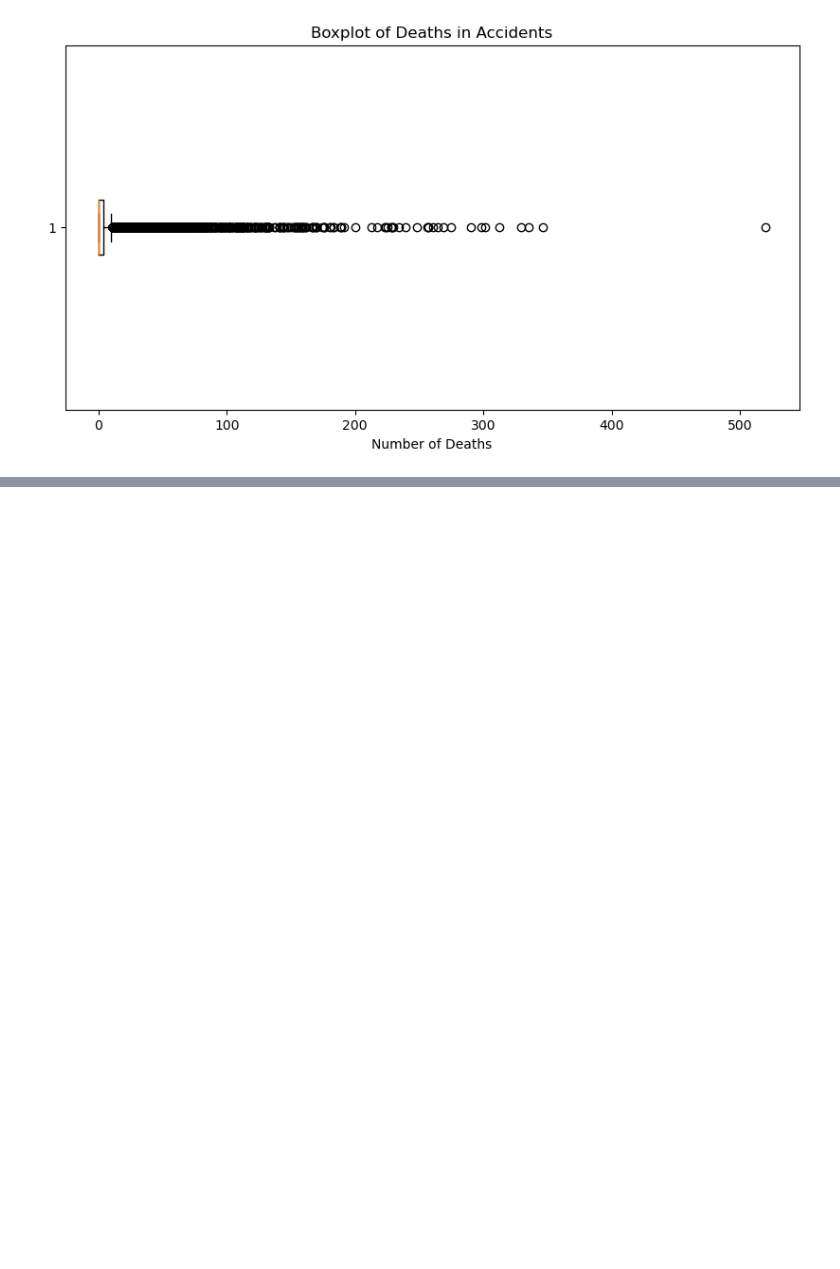
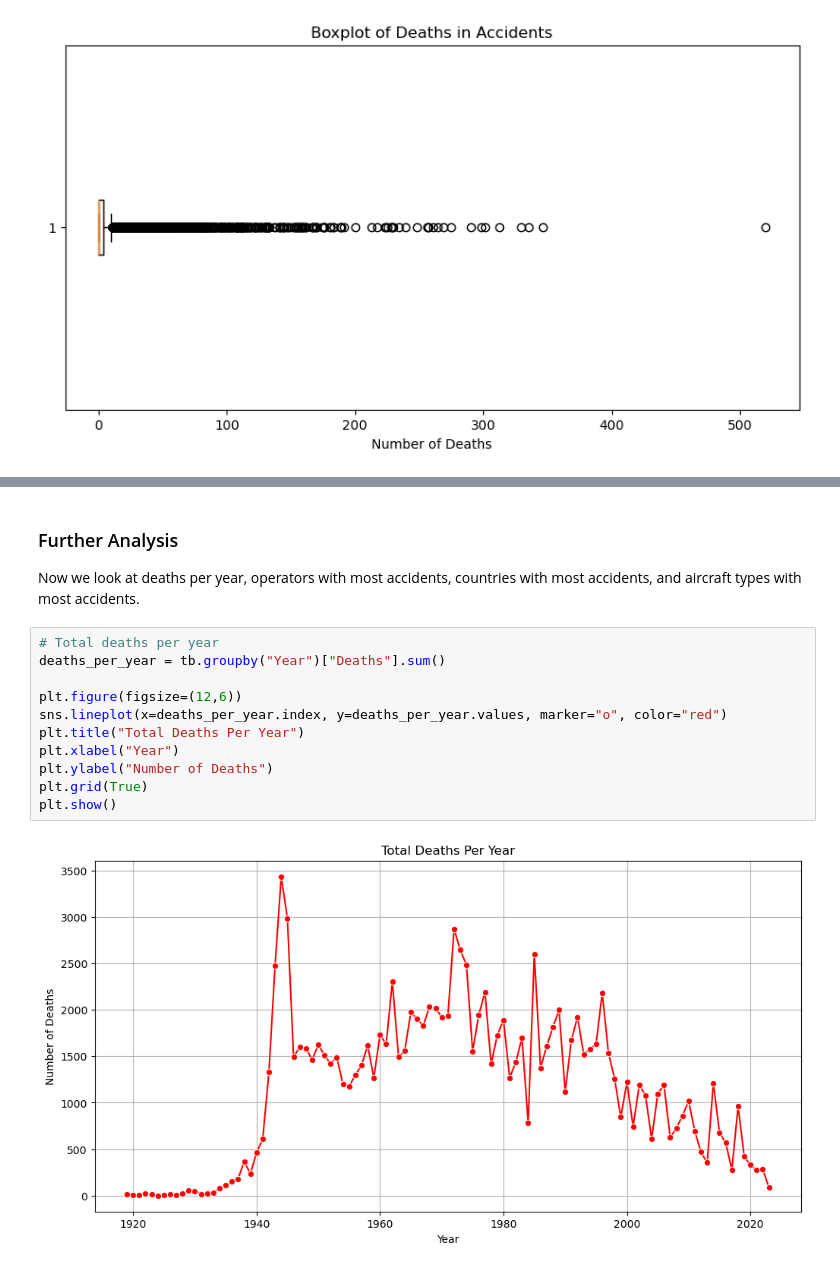
Before and after one commit to Jose-Barasa1/ds-final-project, a Jupyter notebook: index.ipynb, the cells around one changed output, grey strips where cells are left out. Saved outputs shown, nothing was run; the diff lists cells and outputs as text; blank space fills up the shorter version.

```diff
--- a/index.ipynb
+++ b/index.ipynb
@@ -415,0 +437,16 @@ plt.show()
+# %% [markdown]
+### Further Analysis
+Now we look at deaths per year, operators with most accidents, countries with most accidents, and aircraft types with most accidents.
+# %%
+# Total deaths per year
+deaths_per_year = tb.groupby("Year")["Deaths"].sum()
+
+plt.figure(figsize=(12,6))
+sns.lineplot(x=deaths_per_year.index, y=deaths_per_year.values, marker="o", color="red")
+plt.title("Total Deaths Per Year")
+plt.xlabel("Year")
+plt.ylabel("Number of Deaths")
+plt.grid(True)
+plt.show()
+# %% [output]
+[figure, added]
```
Also changed, not shown: parts of 10 cells of this notebook.
